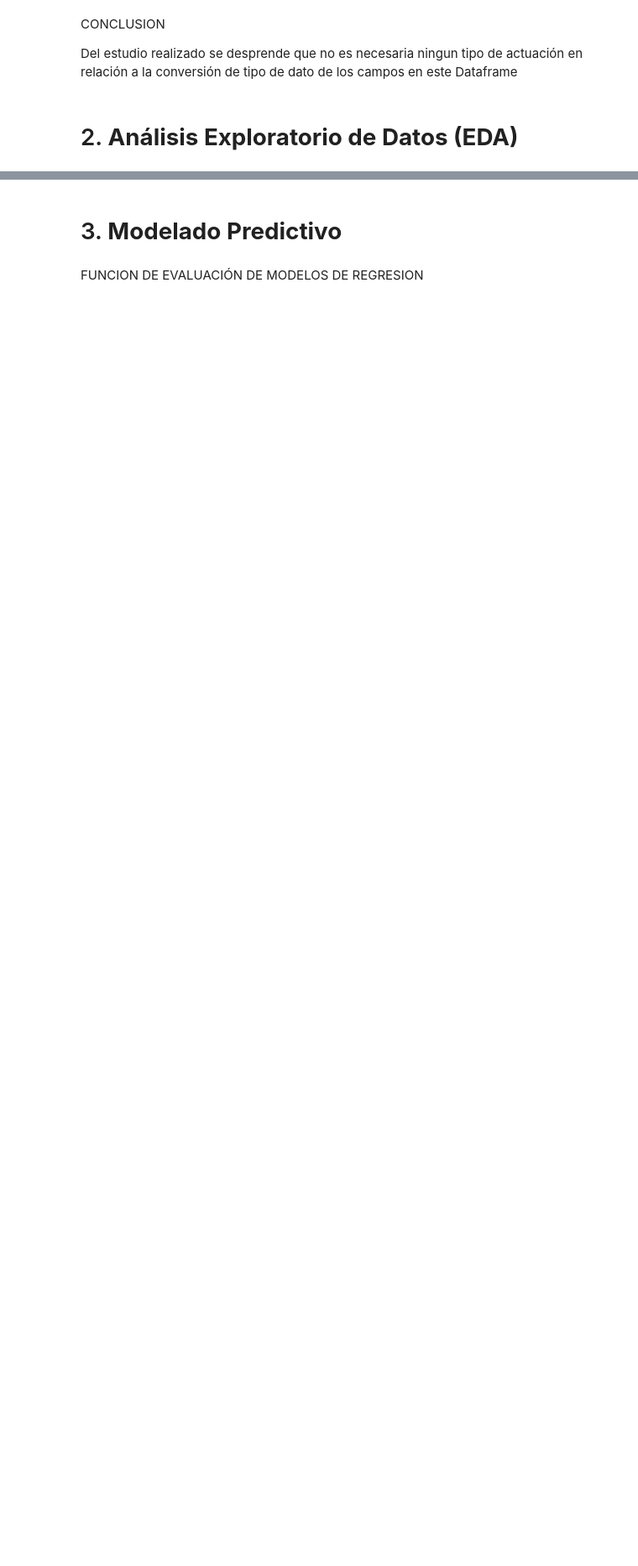
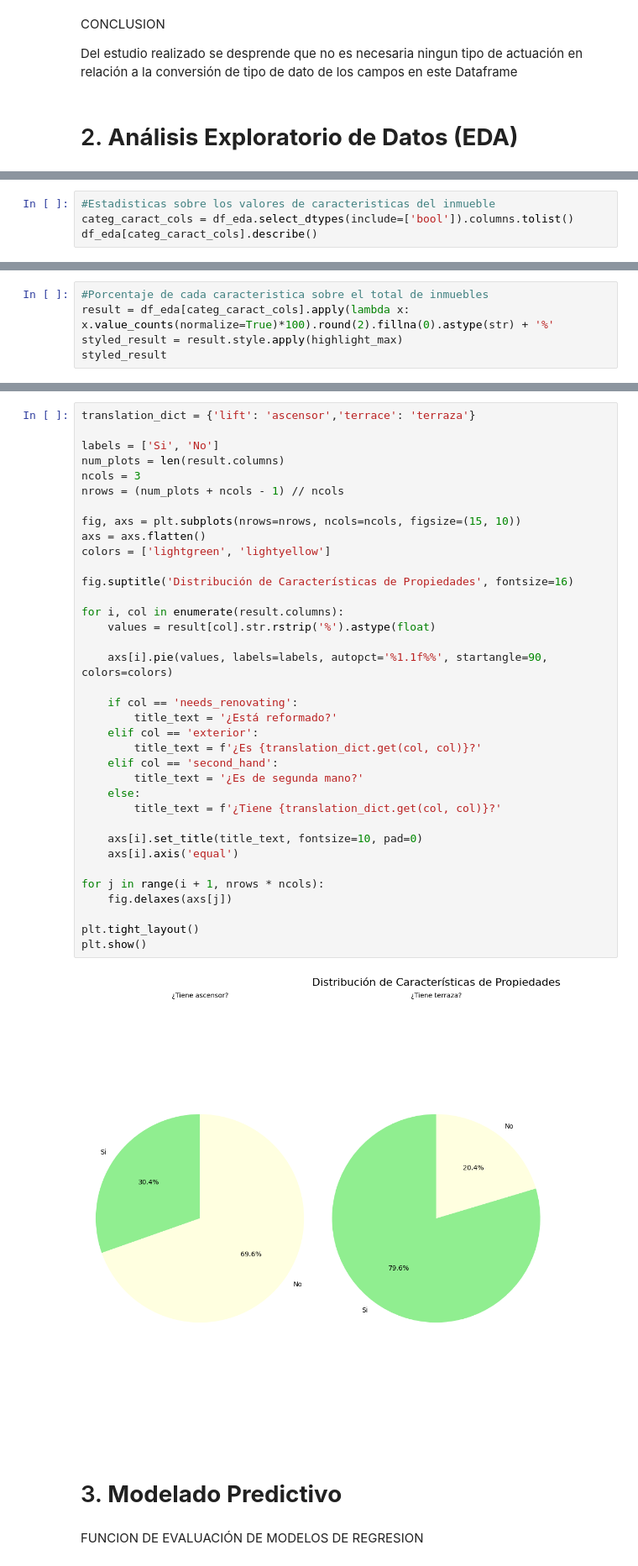
Before and after one commit to PEA-IA-DS-Proyecto-1/HomePricePredictorBCN, a Jupyter notebook: Análisis exploratorio y modelado predictivo de precios de viviendas en Barcelona.ipynb, the cells around one changed output, grey strips where cells are left out. Shown at 84% size. Saved outputs shown, nothing was run; the diff lists cells and outputs as text; blank space fills up the shorter version.

```diff
--- a/Análisis exploratorio y modelado predictivo de precios de viviendas en Barcelona.ipynb
+++ b/Análisis exploratorio y modelado predictivo de precios de viviendas en Barcelona.ipynb
@@ -685,0 +738,4 @@ BLOQUE PENDIENTEDE REALIZAR
+# %%
+#Estadisticas sobre los valores de caracteristicas del inmueble
+categ_caract_cols = df_eda.select_dtypes(include=['bool']).columns.tolist()
+df_eda[categ_caract_cols].describe()
@@ -685,0 +797,5 @@ BLOQUE PENDIENTEDE REALIZAR
+# %%
+#Porcentaje de cada caracteristica sobre el total de inmuebles
+result = df_eda[categ_caract_cols].apply(lambda x: x.value_counts(normalize=True)*100).round(2).fillna(0).astype(str) + '%'
+styled_result = result.style.apply(highlight_max)
+styled_result
@@ -686,3 +808,41 @@ BLOQUE PENDIENTEDE REALIZAR
+# %%
+translation_dict = {'lift': 'ascensor','terrace': 'terraza'}
+
+labels = ['Si', 'No']
+num_plots = len(result.columns)
+ncols = 3
+nrows = (num_plots + ncols - 1) // ncols
+
+fig, axs = plt.subplots(nrows=nrows, ncols=ncols, figsize=(15, 10))
+axs = axs.flatten()
+colors = ['lightgreen', 'lightyellow']
+
+fig.suptitle('Distribución de Características de Propiedades', fontsize=16)
+
+for i, col in enumerate(result.columns):
+    values = result[col].str.rstrip('%').astype(float)
+
+    axs[i].pie(values, labels=labels, autopct='%1.1f%%', startangle=90, colors=colors)
+
+    if col == 'needs_renovating':
+        title_text = '¿Está reformado?'
+    elif col == 'exterior':
+        title_text = f'¿Es {translation_dict.get(col, col)}?'
+    elif col == 'second_hand':
+        title_text = '¿Es de segunda mano?'
+    else:
+        title_text = f'¿Tiene {translation_dict.get(col, col)}?'
+
+    axs[i].set_title(title_text, fontsize=10, pad=0)
+    axs[i].axis('equal')
+
+for j in range(i + 1, nrows * ncols):
+    fig.delaxes(axs[j])
+
+plt.tight_layout()
+plt.show()
+# %% [output]
+[figure, added]
 # %% [markdown]
 # 3. **Modelado Predictivo**
 # %% [markdown]
```
Also changed, not shown: parts of 20 cells of this notebook.
